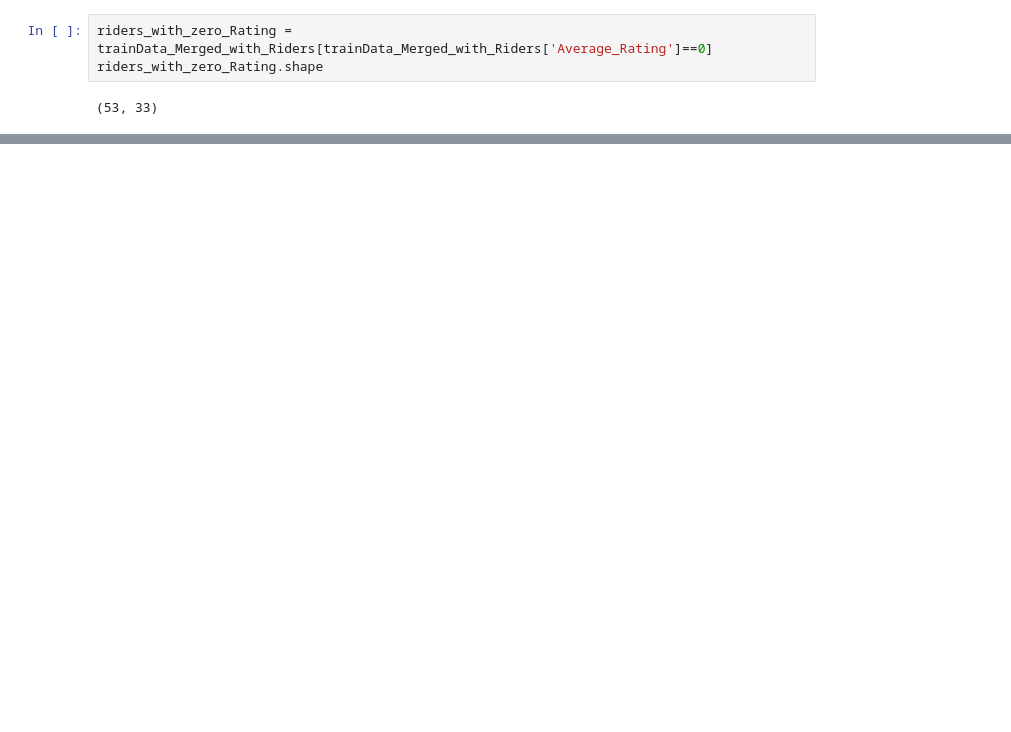
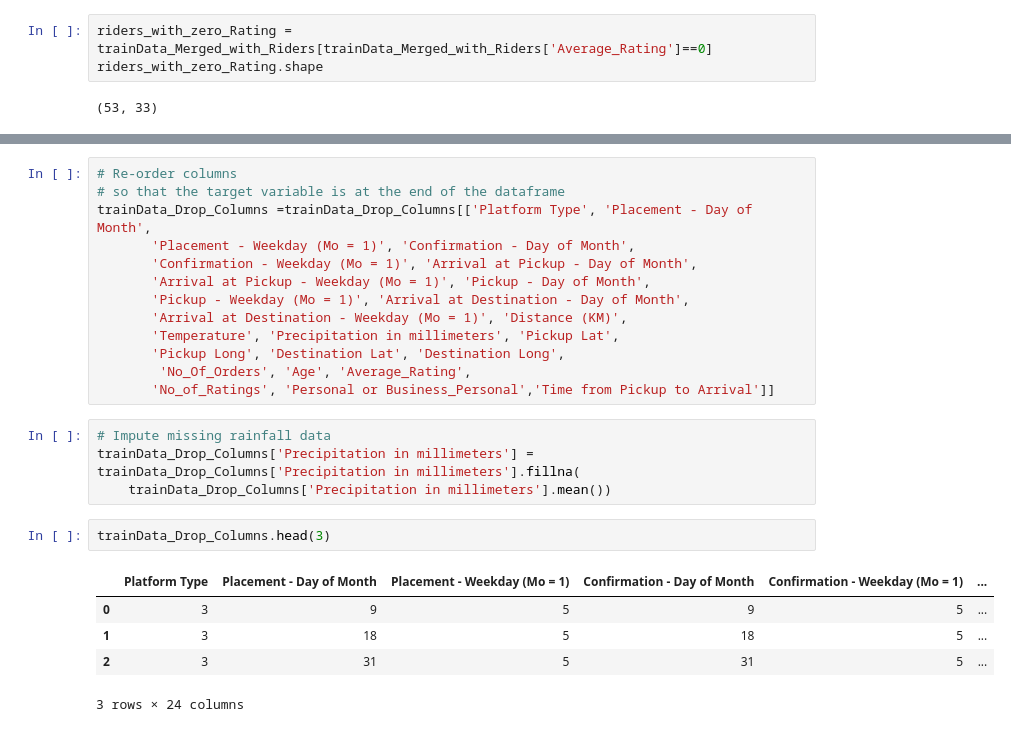
Before and after one commit to wkirui/SendyModel, a Jupyter notebook: Sendy Logistics Model.ipynb, the cells around one changed output, grey strips where cells are left out. Cells and saved outputs as stored; diff of their text form; blank space fills up the shorter version.

```diff
--- a/Sendy Logistics Model.ipynb
+++ b/Sendy Logistics Model.ipynb
@@ -176,0 +209,25 @@ riders_with_zero_Rating.head()
+# %%
+# Re-order columns
+# so that the target variable is at the end of the dataframe
+trainData_Drop_Columns =trainData_Drop_Columns[['Platform Type', 'Placement - Day of Month',
+       'Placement - Weekday (Mo = 1)', 'Confirmation - Day of Month',
+       'Confirmation - Weekday (Mo = 1)', 'Arrival at Pickup - Day of Month',
+       'Arrival at Pickup - Weekday (Mo = 1)', 'Pickup - Day of Month',
+       'Pickup - Weekday (Mo = 1)', 'Arrival at Destination - Day of Month',
+       'Arrival at Destination - Weekday (Mo = 1)', 'Distance (KM)',
+       'Temperature', 'Precipitation in millimeters', 'Pickup Lat',
+       'Pickup Long', 'Destination Lat', 'Destination Long',
+        'No_Of_Orders', 'Age', 'Average_Rating',
+       'No_of_Ratings', 'Personal or Business_Personal','Time from Pickup to Arrival']]
+# %%
+# Impute missing rainfall data
+trainData_Drop_Columns['Precipitation in millimeters'] = trainData_Drop_Columns['Precipitation in millimeters'].fillna(
+    trainData_Drop_Columns['Precipitation in millimeters'].mean())
+# %%
+trainData_Drop_Columns.head(3)
+# %% [output]
+|  | Platform Type | Placement - Day of Month | Placement - Weekday (Mo = 1) | Confirmation - Day of Month | Confirmation - Weekday (Mo = 1) | ... |
+| 0 | 3 | 9 | 5 | 9 | 5 | ... |
+| 1 | 3 | 18 | 5 | 18 | 5 | ... |
+| 2 | 3 | 31 | 5 | 31 | 5 | ... |
+3 rows × 24 columns
```
Also changed, not shown: parts of 23 cells of this notebook.
